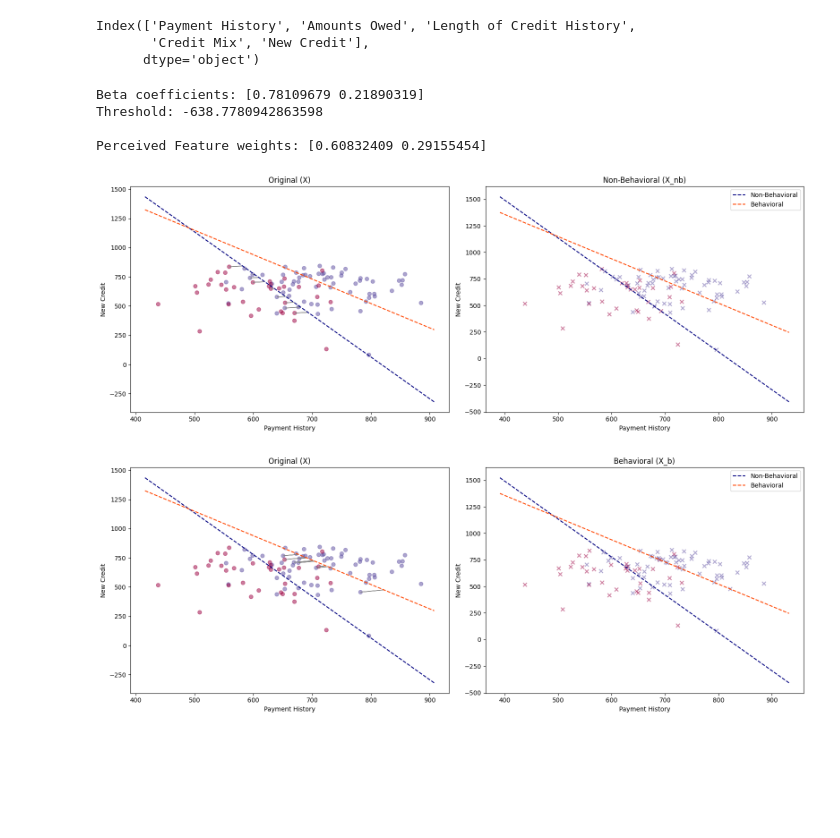
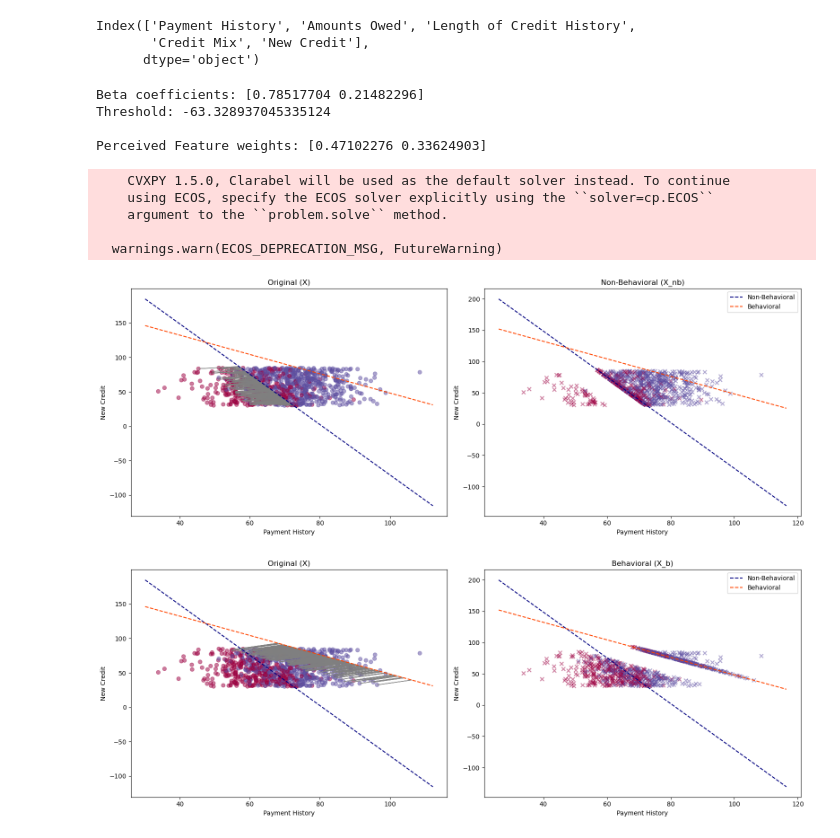
Before and after one commit to RamanEbrahimi/Research, a Jupyter notebook: Explainable AI/simulation.ipynb, the cells around one changed output. Cells and saved outputs as stored; diff of their text form; code cells hidden in the pictures; blank space fills up the shorter version.

```diff
--- a/Explainable AI/simulation.ipynb
+++ b/Explainable AI/simulation.ipynb
@@ -87,14 +88,14 @@ fico_df = df.copy()
 # %%
 # Sigmoid function to calculate probability
 def sigmoid(x):
-    return 1 / (1 + np.exp(-0.1 * (x - 650)))
+    return 1 / (1 + np.exp(-0.8 * (x - 65)))
 
 # Calculate the approval probability for each individual
 fico_df['Approval Probability'] = sigmoid(fico_df['FICO Score'])
 
 # Assign "true" labels based on approval probability being above a random threshold
 # This introduces randomness in the assignment, making some borderline cases get approved or denied
-fico_df['True Label'] = (fico_df['Approval Probability'] > np.random.rand(fico_df.shape[0])).astype(int)
+fico_df['True Label'] = (fico_df['Approval Probability'] >= np.random.rand(fico_df.shape[0])).astype(int)
 
 fico_df.head(10)
 # %% [output]
@@ -134,7 +135,10 @@ def logistic_regression_with_sum_constraint(X, y):
 
     # Objective and constraints
     objective = cp.Maximize(log_likelihood)
-    constraints = [cp.sum(beta) == 1, beta >= 0, beta <= 1]
+    constraints = [cp.sum(beta) == 1,
+                   beta >= 0,
+                   beta <= 1
+                   ]
 
     # Problem
     problem = cp.Problem(objective, constraints)
@@ -151,6 +155,7 @@ def logistic_regression_with_sum_constraint(X, y):
 # print("Threshold:", threshold)
 # %%
 from sklearn.model_selection import train_test_split
+from sklearn.linear_model import LogisticRegression
 
 # Example dataset loading
 # Assuming 'FICO Score' is not used as a feature directly in the model training
@@ -160,8 +165,12 @@ y = fico_df['True Label']  # the target variable
 # Splitting the dataset
 X_train, X_test, y_train, y_test= train_test_split(X, y, test_size=0.3, random_state=42)
 
+# normal logreg
+model = LogisticRegression()
+
 # Train the logistic regression model
-beta, threshold = logistic_regression_with_sum_constraint(X_train, y_train)
+beta, threshold = model.fit(X_train, y_train).coef_[0], model.intercept_[0]
+# logistic_regression_with_sum_constraint(X_train, y_train)
 print("Beta coefficients:", beta)
 print("Threshold:", threshold)
 
@@ -287,7 +296,7 @@ def agent_optimization(x_0, beta, threshold, R=1, mode='actual', gamma=0.5):
 
     z = cp.Variable(len(x_0))
     cost = cp.norm(z - x_0, 2)
-    eps = 0.01
+    eps = 1e-5
     assumed_prediction = cp.sum(cp.multiply(weights, z)) + threshold
     constraints = [assumed_prediction >= eps]
 
@@ -362,8 +377,8 @@ Index(['Payment History', 'Amounts Owed', 'Length of Credit History',
        'Credit Mix', 'New Credit'],
       dtype='object')
 # %%
-B = 30
-gamma_vis = 0.5
+B = 10
+gamma_vis = 0.2
 
 feature1='Payment History'
 feature2='New Credit'
@@ -372,7 +387,9 @@ X_vis = fico_df[[feature1, feature2]]
 y_vis = fico_df['True Label']
 
 beta_vis, threshold_vis = logistic_regression_with_sum_constraint(X_vis, y_vis)
+norm_beta = np.linalg.norm(beta_vis)
 perceived_weights_vis = behavioral(beta_vis, gamma=gamma_vis)
+norm_beta_perc = np.linalg.norm(perceived_weights_vis)
 print("Beta coefficients:", beta_vis)
 print("Threshold:", threshold_vis)
 
@@ -385,15 +402,15 @@ X_b_vis = X_vis.copy()
 # Find the agents in X that are closer than B to the decision boundary
 # The ones that are closer than B to the decision boundary and classified as negative will optimize
 for index_nb, row_nb in X_nb_vis.iterrows():
-    if abs(row_nb @ beta_vis + threshold_vis) < B:
+    if abs((row_nb @ beta_vis) + threshold_vis) <= B:
         if not classifier(row_nb.values, beta_vis, threshold_vis):
             X_nb_vis.loc[index_nb] = agent_optimization(row_nb.values, beta_vis, threshold_vis, R=1, mode='actual')
 
 
 for index_b, row_b in X_b_vis.iterrows():
-    if abs(row_b @ perceived_weights_vis + threshold_vis) < B:
+    if abs((row_b @ perceived_weights_vis) + threshold_vis) < B:
         if not classifier(row_b.values, perceived_weights_vis, threshold_vis):
-            X_b_vis.loc[index_b] = agent_optimization(row_b.values, perceived_weights_vis, threshold_vis, R=1, mode='actual')
+            X_b_vis.loc[index_b] = agent_optimization(row_b.values, beta_vis, threshold_vis, R=1, mode='perceived', gamma=gamma_vis)
 
 
 # Function to create side-by-side scatter plots with movement arrows
@@ -423,38 +440,48 @@ def create_side_by_side_plots_with_arrows(dataset1, dataset2, labels, title1, ti
     axs[1].set_ylabel(feature2)
     axs[1].set_title(title2)
 
     # plot the line separating the two classes
     x_vals = np.array(axs[0].get_xlim())
     y_vals_nb = -(threshold_vis + beta_vis[0] * x_vals) / beta_vis[1]
     axs[1].plot(x_vals, y_vals_nb, '--', color='navy', label='Non-Behavioral')
 
     # plot the line separating the two classes
     perceived_weights_vis = behavioral(beta_vis, gamma=gamma_vis)
     y_vals_b = -(threshold_vis + perceived_weights_vis[0] * x_vals) / perceived_weights_vis[1]
     axs[1].plot(x_vals, y_vals_b, '--', color='orangered', label='Behavioral')
 
+    # # axis with same scale
+    # axs[0].axis('equal')
+    # axs[1].axis('equal')
+
+
 
 
     # Draw arrows
     for i in range(len(dataset1)):
         axs[0].arrow(dataset1[feature1][i], dataset1[feature2][i],
                      dataset2[feature1][i] - dataset1[feature1][i], dataset2[feature2][i] - dataset1[feature2][i],
                      color='gray', alpha=0.9, head_width=0.02, head_length=0.02)
     plt.legend()
     plt.tight_layout()
     plt.show()
 
 # Create the side-by-side scatter plots with arrows
 create_side_by_side_plots_with_arrows(X_vis, X_nb_vis, y_vis, 'Original (X)', 'Non-Behavioral (X_nb)')
 create_side_by_side_plots_with_arrows(X_vis, X_b_vis, y_vis, 'Original (X)', 'Behavioral (X_b)')
 # create_side_by_side_plots_with_arrows(X_nb, X_b, y, 'Non-Behavioral (X_nb)', 'Behavioral (X_b)')
 # %% [output]
-Beta coefficients: [0.78109679 0.21890319]
-Threshold: -638.7780942863598
+Beta coefficients: [0.78517704 0.21482296]
+Threshold: -63.328937045335124
 
-Perceived Feature weights: [0.60832409 0.29155454]
+Perceived Feature weights: [0.47102276 0.33624903]
+    CVXPY 1.5.0, Clarabel will be used as the default solver instead. To continue
+    using ECOS, specify the ECOS solver explicitly using the ``solver=cp.ECOS``
+    argument to the ``problem.solve`` method.
+
+  warnings.warn(ECOS_DEPRECATION_MSG, FutureWarning)
-[figure, old version]
+[figure, new version]
-[figure, old version]
+[figure, new version]
 # %%
 def update_dataset(X, y, beta, threshold, R, mode='actual', gamma=0.5):
     """
```
Also changed, not shown: parts of 5 cells of this notebook, 2 other files.
